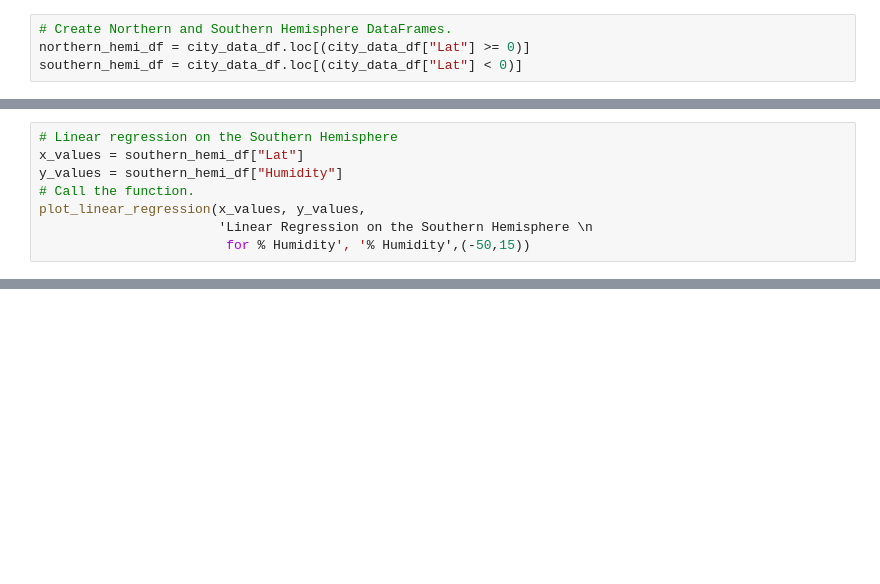
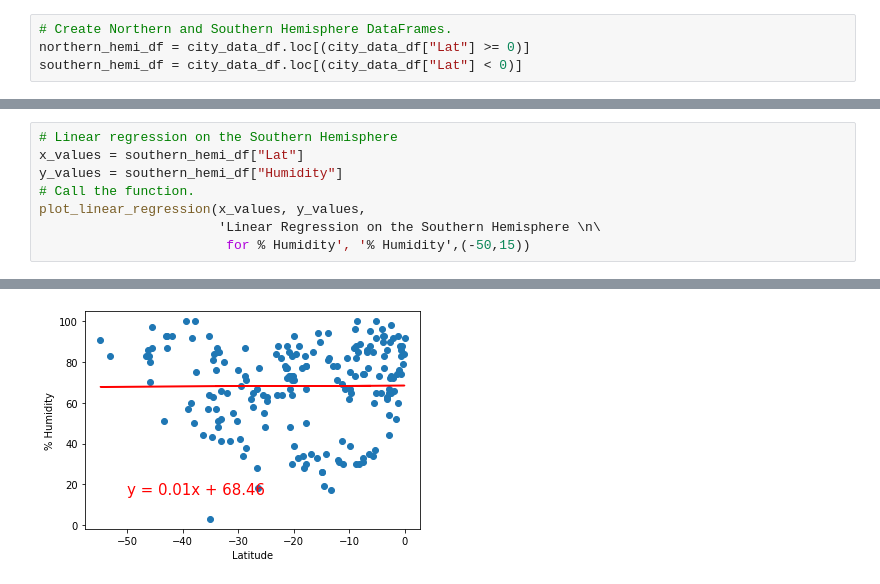
Before and after one commit to realStevenWalk/World_Weather_Analysis, a Jupyter notebook: WeatherPy-checkpoint.ipynb, the cells around one changed output, grey strips where cells are left out. Drawn from its saved outputs; the diff is of its cells as text; blank space fills up the shorter version.

```diff
--- a/WeatherPy-checkpoint.ipynb
+++ b/WeatherPy-checkpoint.ipynb
@@ -317,6 +319,6 @@ x_values = southern_hemi_df["Lat"]
 y_values = southern_hemi_df["Humidity"]
 # Call the function.
 plot_linear_regression(x_values, y_values,
-                       'Linear Regression on the Southern Hemisphere \n
+                       'Linear Regression on the Southern Hemisphere \n\
                         for % Humidity', '% Humidity',(-50,15))
 # %% [output]
@@ -324,3 +325,4 @@ SyntaxError: EOL while scanning string literal (<ipython-input-74-9c3e8b244753>,
+[figure, added]
 # %%
 # Linear regression on the Southern Hemisphere
 x_values = southern_hemi_df["Lat"]
```
Also changed, not shown: parts of 18 cells of this notebook.
